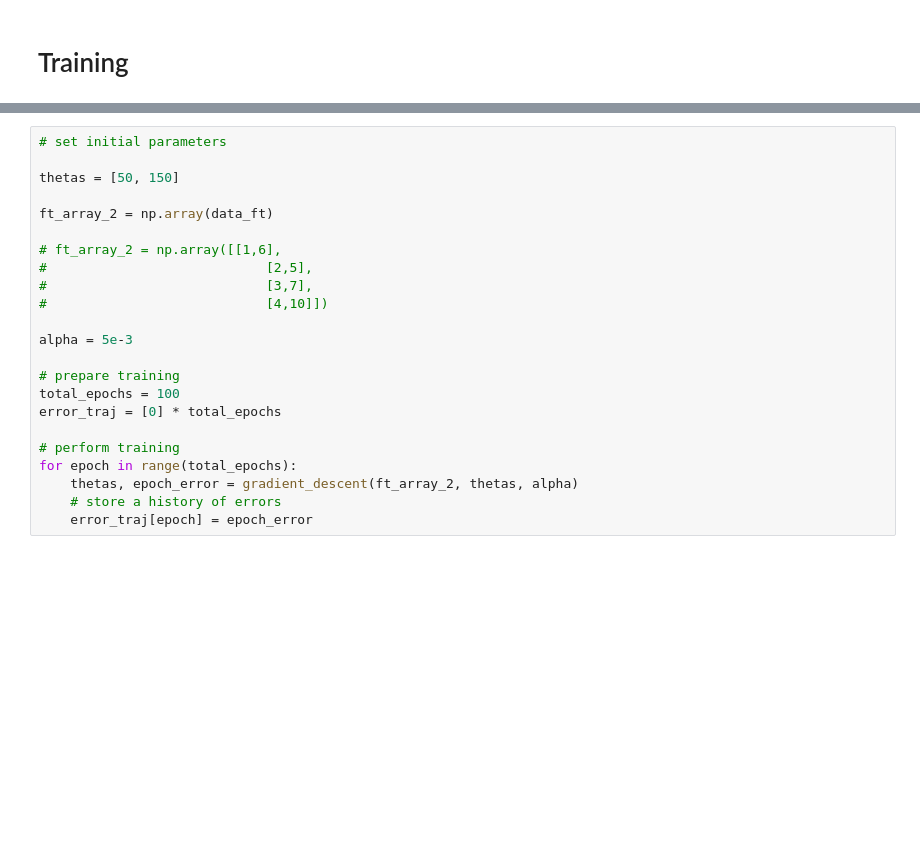
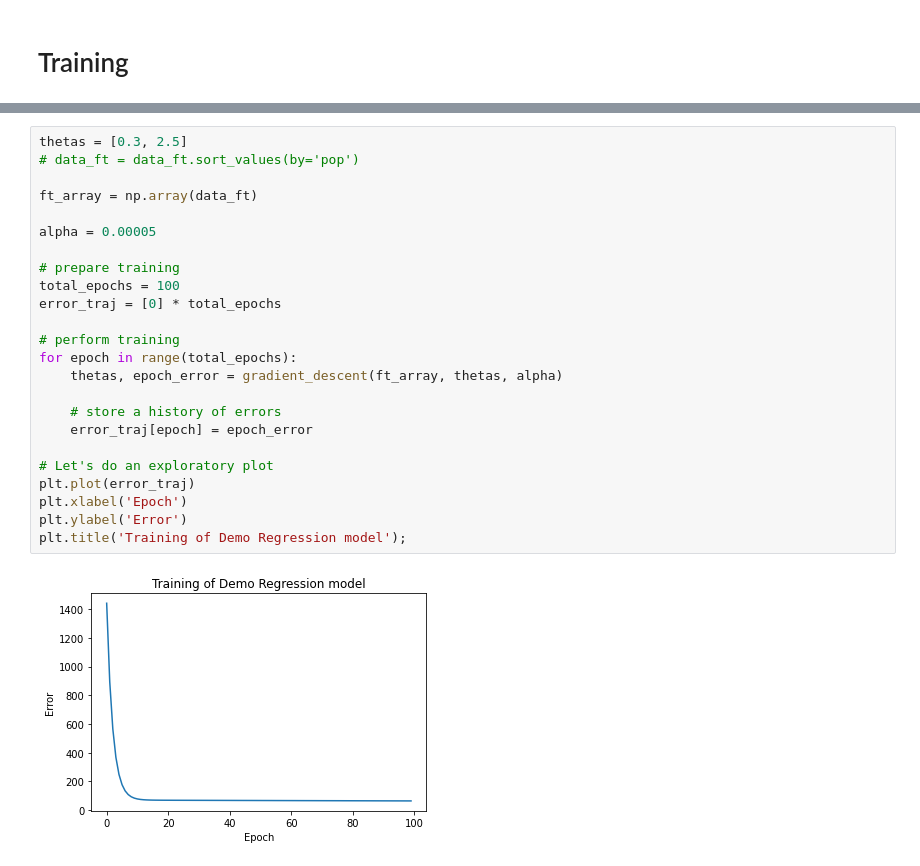
Before and after one commit to peter-callahan/vanderbilt, a Jupyter notebook: Week_8_Homework_Gradient_Descent.ipynb, the cells around one changed output, grey strips where cells are left out. Saved outputs shown, nothing was run; the diff lists cells and outputs as text; blank space fills up the shorter version.

```diff
--- a/Week_8_Homework_Gradient_Descent.ipynb
+++ b/Week_8_Homework_Gradient_Descent.ipynb
@@ -76,24 +97,27 @@ array([[ 5.0269, -2.6807],
 # %%
-# set initial parameters
+thetas = [0.3, 2.5]
+# data_ft = data_ft.sort_values(by='pop')
 
-thetas = [50, 150]
+ft_array = np.array(data_ft)
 
-ft_array_2 = np.array(data_ft)
-
-# ft_array_2 = np.array([[1,6],
-#                            [2,5],
-#                            [3,7],
-#                            [4,10]])
-
-alpha = 5e-3
+alpha = 0.00005
 
 # prepare training
 total_epochs = 100
 error_traj = [0] * total_epochs
 
 # perform training
 for epoch in range(total_epochs):
-    thetas, epoch_error = gradient_descent(ft_array_2, thetas, alpha)
+    thetas, epoch_error = gradient_descent(ft_array, thetas, alpha)
+
     # store a history of errors
     error_traj[epoch] = epoch_error
+
+# Let's do an exploratory plot
+plt.plot(error_traj)
+plt.xlabel('Epoch')
+plt.ylabel('Error')
+plt.title('Training of Demo Regression model');
+# %% [output]
+[figure, added]
 # %%
```
Also changed, not shown: parts of 8 cells of this notebook.
